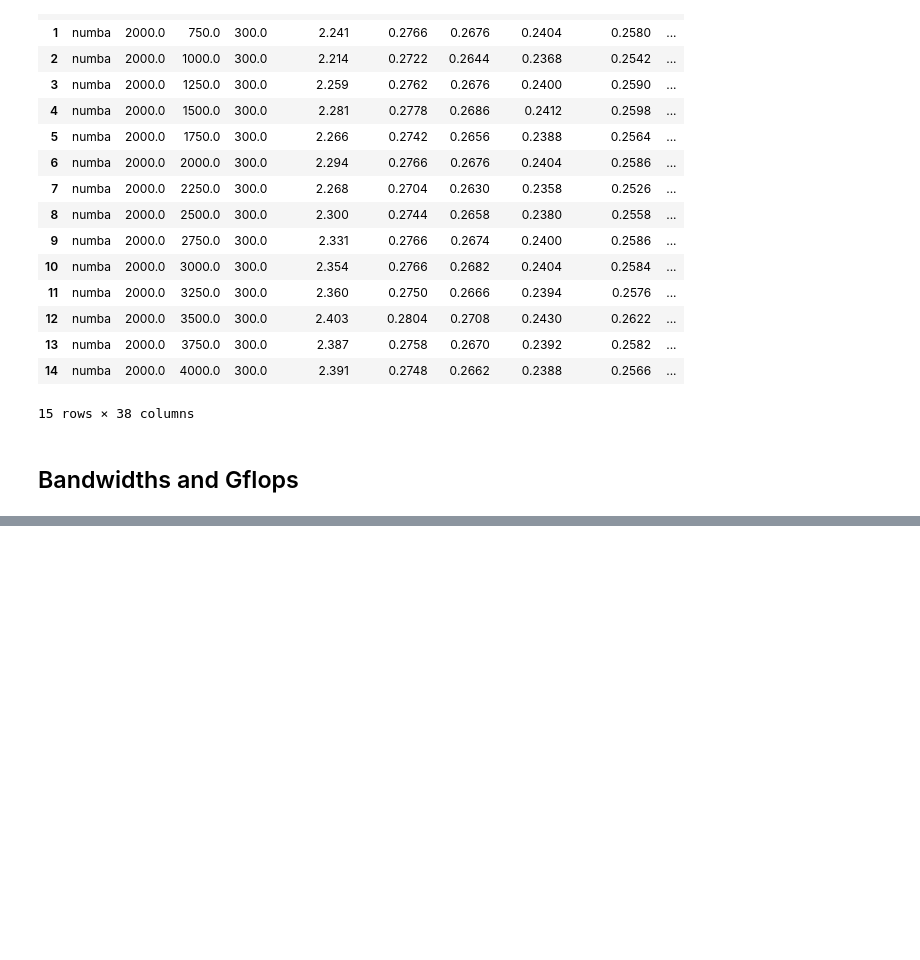
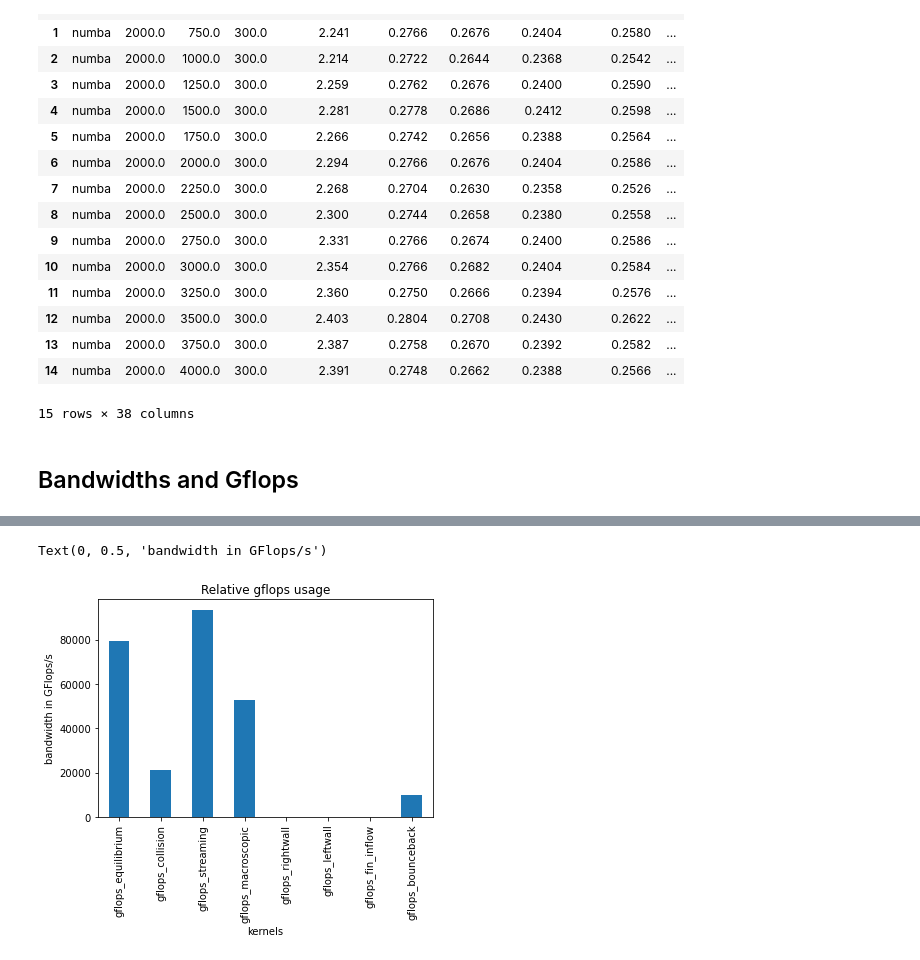
Before and after one commit to arthurviens/LBM-gpu, a Jupyter notebook: plot_perf.ipynb, the cells around one changed output, grey strips where cells are left out. Drawn from its saved outputs; the diff is of its cells as text; code cells hidden in the pictures; blank space fills up the shorter version.

```diff
--- a/plot_perf.ipynb
+++ b/plot_perf.ipynb
@@ -216,0 +217,9 @@ NameError: name 'idx' is not defined
+# %%
+series.loc[gf].plot.bar()
+
+plt.title("Relative gflops usage")
+plt.xlabel("kernels")
+plt.ylabel("bandwidth in GFlops/s")
+# %% [output]
+Text(0, 0.5, 'bandwidth in GFlops/s')
+[figure, added]
```
Also changed, not shown: parts of 7 cells of this notebook, 6 other files.
